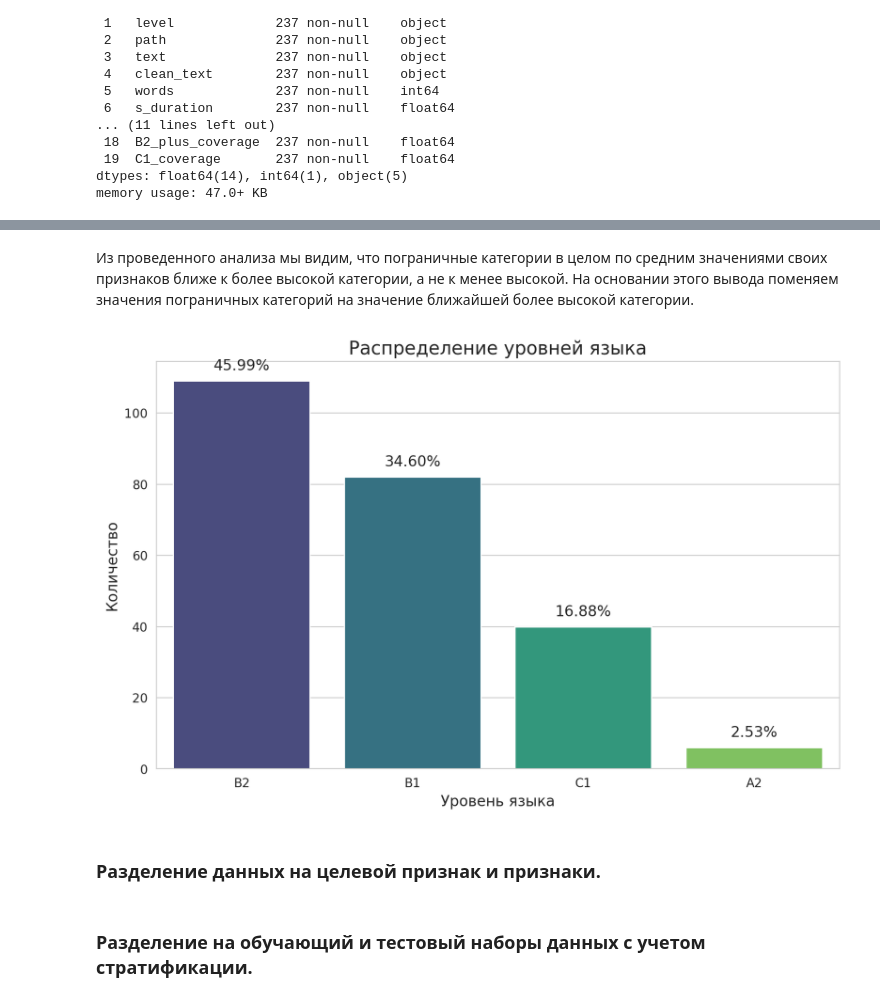
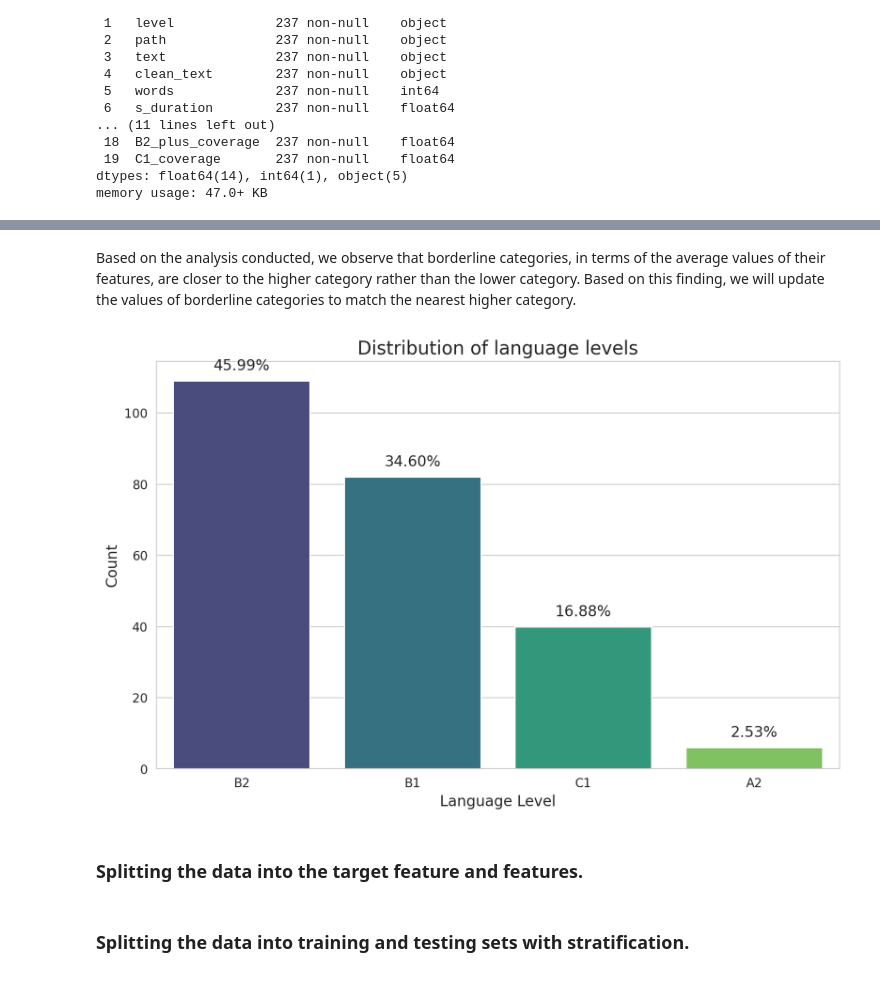
Before and after one commit to avostapenkokz/Portfolio, a Jupyter notebook: SubsClassifier/SubsClassification.ipynb, the cells around one changed output, grey strips where cells are left out. Saved outputs shown, nothing was run; the diff lists cells and outputs as text; code cells hidden in the pictures.

```diff
--- a/SubsClassifier/SubsClassification.ipynb
+++ b/SubsClassifier/SubsClassification.ipynb
@@ -608,31 +655,31 @@ Wall time: 35.1 s
 # %%
 %%time
 
-# список уровней знания языка
+# List of language proficiency levels
 levels = ["A1", "A2", "B1", "B2", "B2_plus", "C1"]
 
-# Объединяем списки слов из двух pdf-файлов
+# Combine word lists from two PDF files
 words_by_level_combined = {**words_by_level_1, **words_by_level_2}
 
 def calculate_level_coverage(text, word_list):
     """
-    Функция для вычисления покрытия текста списками слов для одного уровня.
+    Function to calculate the coverage of text with word lists for one level.
     """
-    # Создаем множество из слов в тексте
+    # Create a set of words in the text
     text_words = set(text.split())
 
-    # Находим пересечение двух множеств
+    # Find the intersection of two sets
     common_words = text_words & word_list
 
-    # Вычисляем процент покрытия
+    # Calculate the coverage percentage
     coverage = len(common_words) / len(text_words) * 100
 
     return coverage
 
-# Преобразуем списки слов в множества
+# Convert word lists to sets
 words_by_level_combined_sets = {k: set(v) for k, v in words_by_level_combined.items()}
 
-# Функция для каждого уровня
+# Functions for each level
 def calculate_A1_coverage(text):
     return calculate_level_coverage(text, words_by_level_combined_sets['A1'])
 
@@ -657,7 +704,7 @@ def calculate_C1_coverage(text):
                                     words_by_level_combined_sets['B1'] | words_by_level_combined_sets['B2'] |
                                     words_by_level_combined_sets['B2_plus'] | words_by_level_combined_sets['C1'])
 
-# Применяем функцию к каждому уровню и добавляем результаты в датафрейм
+# Apply the function to each level and add the results to the DataFrame
 df['A1_coverage'] = (df['clean_text'].apply(calculate_A1_coverage)).round(1)
 df['A2_coverage'] = (df['clean_text'].apply(calculate_A2_coverage)).round(1)
 df['B1_coverage'] = (df['clean_text'].apply(calculate_B1_coverage)).round(1)
@@ -721,41 +768,41 @@ display(df_grouped)
-# %% [markdown]
-Из проведенного анализа мы видим, что пограничные категории в целом по средним значениями своих признаков ближе к более высокой категории, а не к менее высокой. На основании этого вывода поменяем значения пограничных категорий на значение ближайшей более высокой категории.
+# %% [markdown]
+Based on the analysis conducted, we observe that borderline categories, in terms of the average values of their features, are closer to the higher category rather than the lower category. Based on this finding, we will update the values of borderline categories to match the nearest higher category.
 # %%
 replace_values = {'A2, B1': 'B1', 'A2/A2+': 'B1', 'A2/A2+, B1': 'B1', 'B1, B2': 'B2'}
 df['level'] = df['level'].replace(replace_values)
 # %%
-# Выводим количество для каждого класса
-# Устанавливаем стиль "seaborn" для улучшения внешнего вида графиков
+# Displaying the count for each class
+# Setting the style to "seaborn" for improved plot appearance
 sns.set_style("whitegrid")
 
-# Создаем гистограмму
+# Creating a histogram
 plt.figure(figsize=(10, 6))
 ax = sns.countplot(data=df, x='level', order=df['level'].value_counts().index, palette='viridis')
 
-# Задаем название гистограммы и осей
-plt.title('Распределение уровней языка', fontsize=15)
-plt.xlabel('Уровень языка', fontsize=12)
-plt.ylabel('Количество', fontsize=12)
+# Setting the title and labels for the histogram
+plt.title('Distribution of language levels', fontsize=15)
+plt.xlabel('Language Level', fontsize=12)
+plt.ylabel('Count', fontsize=12)
 
-# Добавляем аннотации над каждым столбцом
+# Adding annotations above each bar
 total = len(df)
 for p in ax.patches:
     height = p.get_height()
     ax.text(p.get_x() + p.get_width()/2.,
             height + 3,
             '{:1.2f}%'.format(100*height/total),
             ha="center", fontsize=12)
 
-# Показываем гистограмму
+# Displaying the histogram
 plt.show()
 # %% [output]
-[figure, old version]
+[figure, new version]
-# %% [markdown]
-### Разделение данных на целевой признак и признаки.
+# %% [markdown]
+### Splitting the data into the target feature and features.
 # %%
 X = df.drop('level', axis=1)
 y = df['level']
-# %% [markdown]
-### Разделение на обучающий и тестовый наборы данных с учетом стратификации.
+# %% [markdown]
+### Splitting the data into training and testing sets with stratification.
 # %%
 X_train, X_test, y_train, y_test = train_test_split(X, y, test_size=0.2, random_state=42, stratify=y)
```
Also changed, not shown: parts of 142 cells of this notebook.
